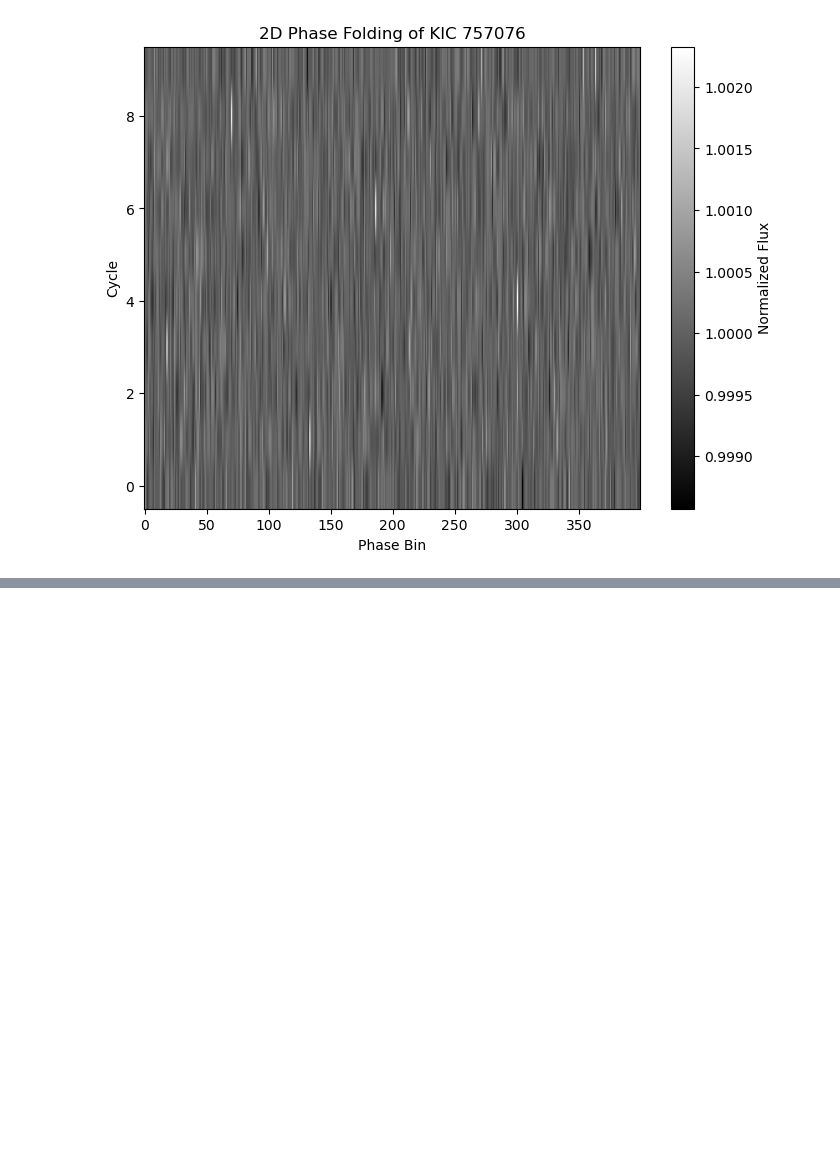
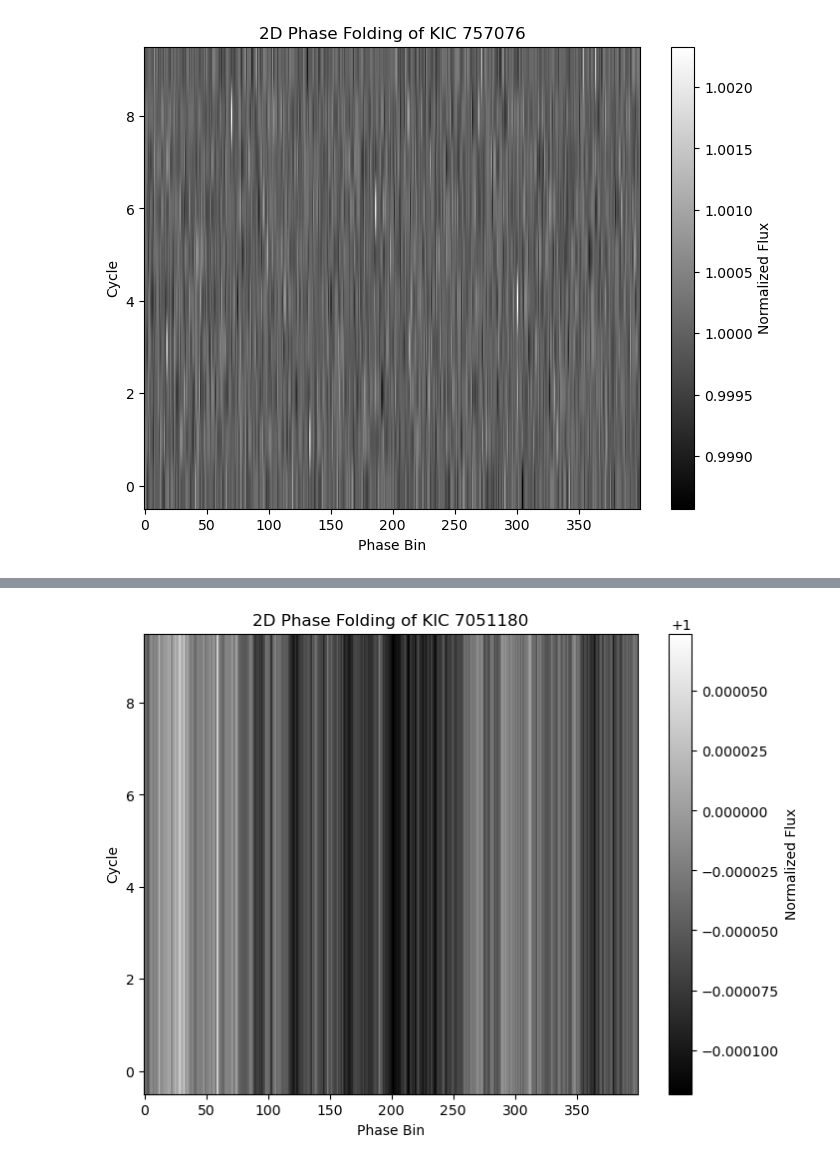
Before and after one commit to NoInk02/Exoplanet_, a Jupyter notebook: new_files/2d_phase.ipynb, the cells around one changed output, grey strips where cells are left out. Saved outputs shown, nothing was run; the diff lists cells and outputs as text; code cells hidden in the pictures; blank space fills up the shorter version.

```diff
--- a/new_files/2d_phase.ipynb
+++ b/new_files/2d_phase.ipynb
@@ -350,0 +578,23 @@ Warning: flux_sorted has 65264 points, expected 4000. Adjusting...
+# %%
+transit_period = 3.25 # Replace with the actual period of the exoplanet
+image_2d = phase_fold_2d(time, flux, period=transit_period)
+
+import numpy as np
+
+# Replace NaNs and Infs with zeros
+image_2d = np.nan_to_num(image_2d, nan=0.0, posinf=0.0, neginf=0.0)
+
+
+if not np.all(np.isfinite(image_2d)):
+    raise ValueError("Non-finite values detected in the phase-folded image!")
+
+# ---- Plot 2D Phase Folded Image ----
+plt.figure(figsize=(8, 6))
+plt.imshow(image_2d, aspect='auto', cmap='gray', origin='lower')
+plt.colorbar(label='Normalized Flux')
+plt.xlabel('Phase Bin')
+plt.ylabel('Cycle')
+plt.title(f'2D Phase Folding of {target}')
+plt.show()
+# %% [output]
+[figure, added]
```
Also changed, not shown: parts of 14 cells of this notebook.
